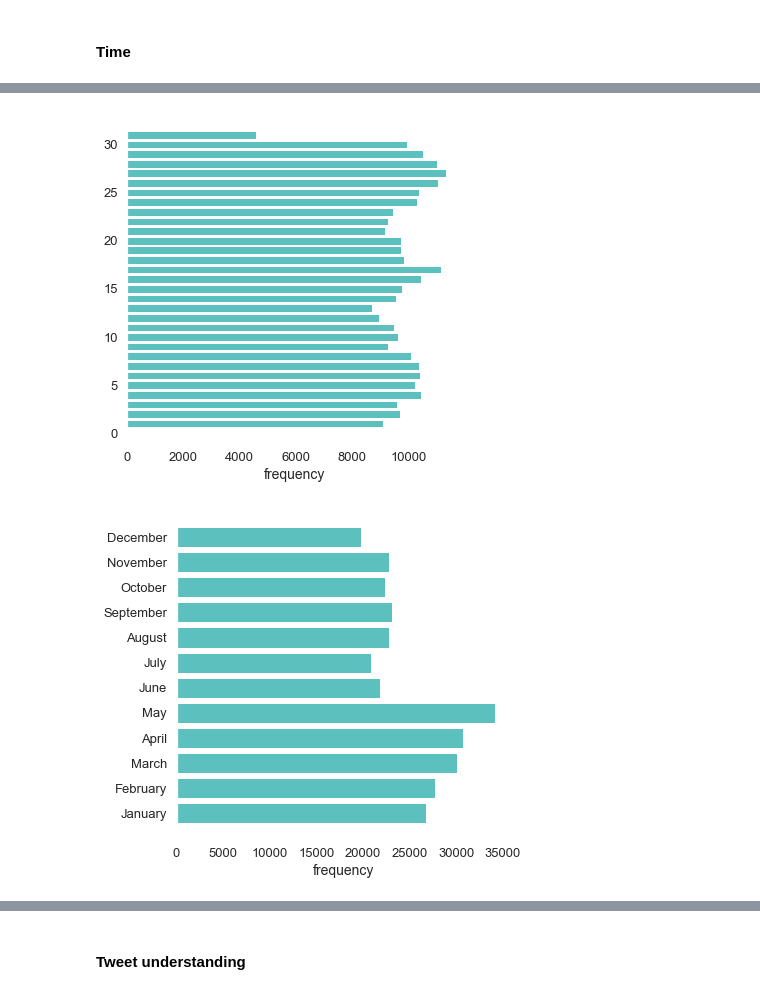
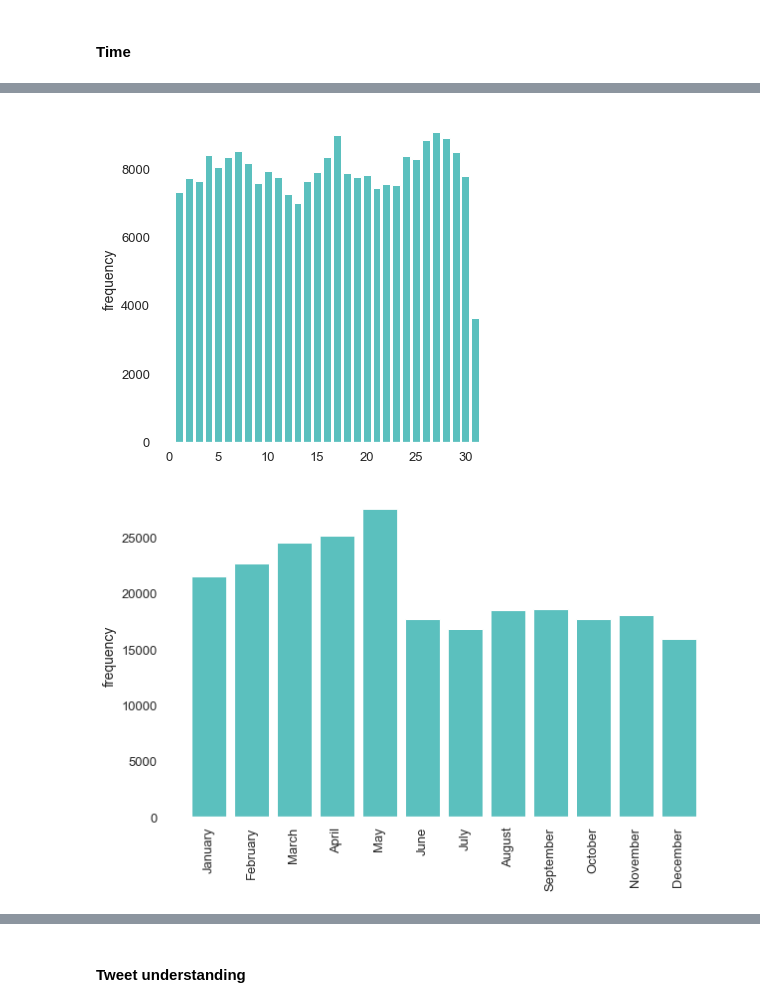
Before and after one commit to GDLPLearning/Sentiment-Analysis-for-the-MDP, a Jupyter notebook: notebooks/Exploratory/3.1-exploring-data-2019-2022.ipynb, the cells around one changed output, grey strips where cells are left out. Drawn from its saved outputs; the diff is of its cells as text; code cells hidden in the pictures.

```diff
--- a/notebooks/Exploratory/3.1-exploring-data-2019-2022.ipynb
+++ b/notebooks/Exploratory/3.1-exploring-data-2019-2022.ipynb
@@ -33,4 +33,5 @@ plt.style.use('ggplot')
 # %% [markdown]
 ### EDA: Tweets 2019
 # %%
-df_tweets = pd.read_csv('data/tweets.csv') # read the csv file
+df_tweets = pd.read_csv('data/historic_tweets.csv') # read the csv file
+df_key=pd.read_csv('data/key_words.csv') # read the csv file
@@ -36,0 +60,3 @@ df_tweets = pd.read_csv('data/tweets.csv') # read the csv file
+# %%
+df_tweets.rename(columns={'key_word':'id_key_word'}, inplace=True)
+df_tweets.head()
@@ -37,3 +70,5 @@ df_tweets = pd.read_csv('data/tweets.csv') # read the csv file
+# %%
+df_tweets=pd.merge(df_tweets, df_key, on='id_key_word')
 # %%
 df_tweets.shape # shows the number of rows and columns
 # %% [output]
@@ -469,27 +507,27 @@ data_tweet_day_of_week=data_tweet.groupby(['day_of_week']).size().reset_index(na
 data_tweet_month_year=data_tweet.groupby(['month-year']).size().reset_index(name="frequency").sort_values(by="frequency") # shows the number of tweets with each month of the year
 # %%
 fig, ax = plt.subplots(figsize = (6,6))
-plt.barh(data_tweet_day.day, data_tweet_day.frequency,color="#5BC0BE") # plots the number of tweets with each day of the week
+plt.bar(data_tweet_day.day, data_tweet_day.frequency,color="#5BC0BE") # plots the number of tweets with each day of the week
 # Later in the code
 ax.grid(False)
 ax.set_facecolor('xkcd:white')
 
 # setting label of y-axis
 #plt.ylabel("Location")
 ax.tick_params(labelsize=13)
 
 # setting label of x-axis
-plt.xlabel("frequency",size=14)
+plt.ylabel("frequency",size=14)
 #plt.title("")
 plt.show()
 # %% [output]
-[figure, old version]
+[figure, new version]
 # %%
 
 list_month=['January','February','March','April','May','June','July','August','September','October','November','December']
 data_tweet_month['month']=list_month
-fig, ax = plt.subplots(figsize = (6,6))
-plt.barh(data_tweet_month.month, data_tweet_month.frequency,color="#5BC0BE") # plots the number of tweets with each day of the week
+fig, ax = plt.subplots(figsize = (10,6))
+plt.bar(data_tweet_month.month, data_tweet_month.frequency,color="#5BC0BE") # plots the number of tweets with each day of the week
 # Later in the code
 ax.grid(False)
 ax.set_facecolor('xkcd:white')
@@ -499,11 +537,12 @@ ax.set_facecolor('xkcd:white')
 ax.tick_params(labelsize=13)
 
 # setting label of x-axis
-plt.xlabel("frequency",size=14)
+plt.ylabel("frequency",size=14)
 #plt.title("")
+plt.xticks(rotation=90)
 plt.show()
 # %% [output]
-[figure, old version]
+[figure, new version]
 # %%
 data_tweet_year['year']=data_tweet_year['year'].astype(str)
 fig, ax = plt.subplots(figsize = (6,6))
```
Also changed, not shown: parts of 37 cells of this notebook, 3 other files.
